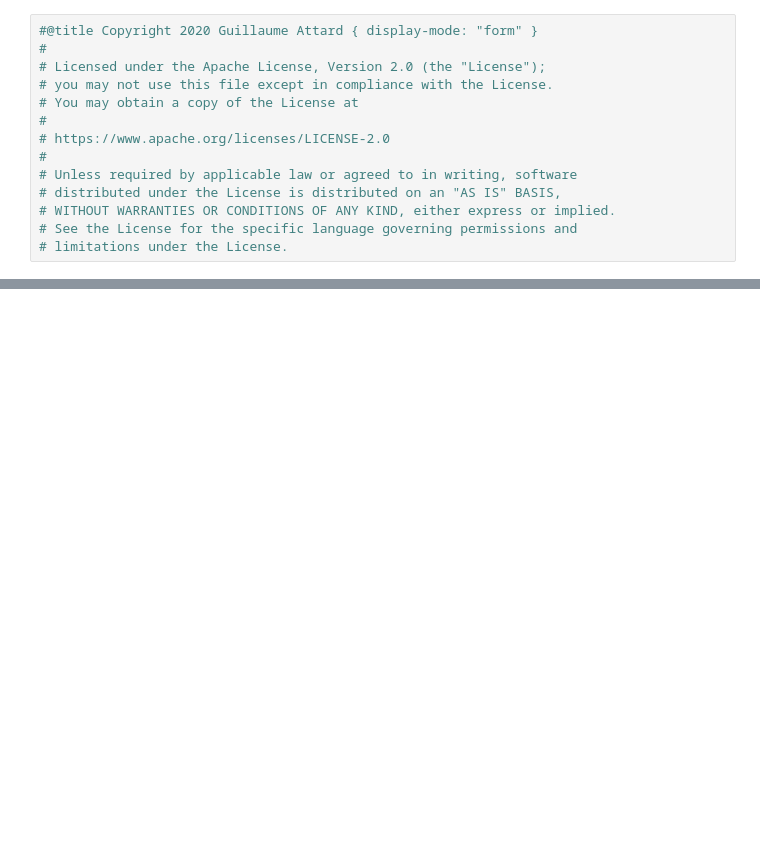
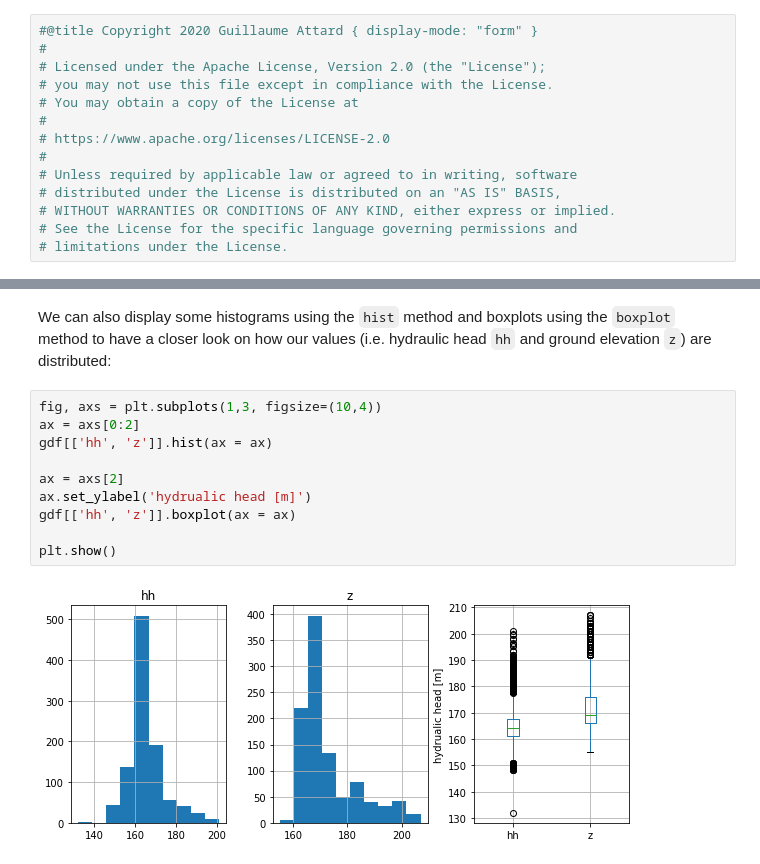
Before and after one commit to guiattard/geoscience-notebooks, a Jupyter notebook: geostatistics-applied-to-hydrogeology-with-scikit-gstat/geostatistics-applied-to-hydrogeology-with-scikit-gstat.ipynb, the cells around one changed output, grey strips where cells are left out. Cells and saved outputs as stored; diff of their text form; blank space fills up the shorter version.

```diff
--- a/geostatistics-applied-to-hydrogeology-with-scikit-gstat/geostatistics-applied-to-hydrogeology-with-scikit-gstat.ipynb
+++ b/geostatistics-applied-to-hydrogeology-with-scikit-gstat/geostatistics-applied-to-hydrogeology-with-scikit-gstat.ipynb
@@ -55,0 +235,14 @@ Finally, please note that the name kriging refers to its inventor Dave Krige who
+# %% [markdown]
+We can also display some histograms using the `hist` method and boxplots using the `boxplot` method to have a closer look on how our values (i.e. hydraulic head `hh` and ground elevation `z`) are distributed:
+# %%
+fig, axs = plt.subplots(1,3, figsize=(10,4))
+ax = axs[0:2]
+gdf[['hh', 'z']].hist(ax = ax)
+
+ax = axs[2]
+ax.set_ylabel('hydrualic head [m]')
+gdf[['hh', 'z']].boxplot(ax = ax)
+
+plt.show()
+# %% [output]
+[figure, added]
```
Also changed, not shown: parts of 50 cells of this notebook.
